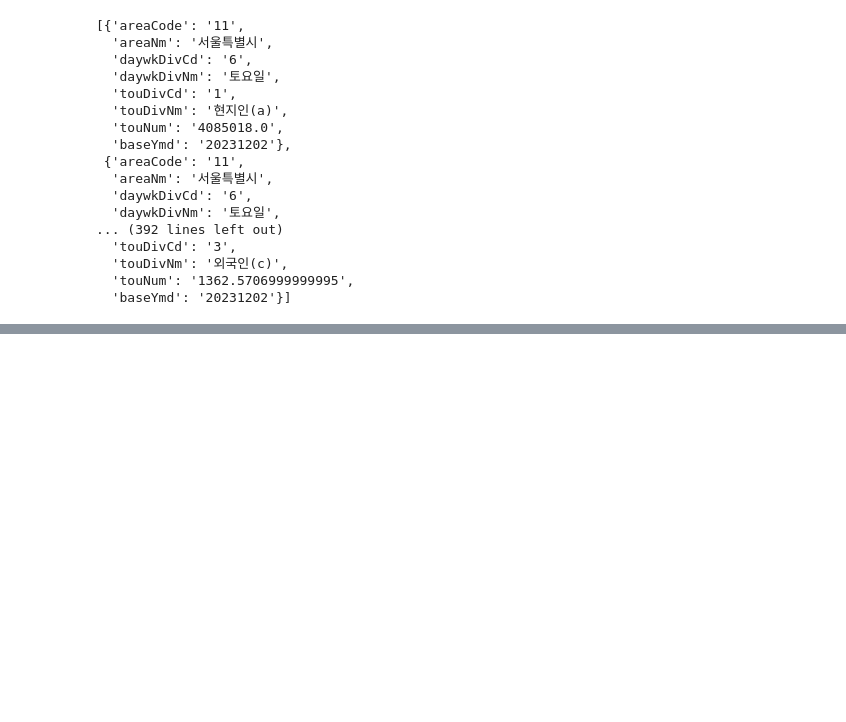
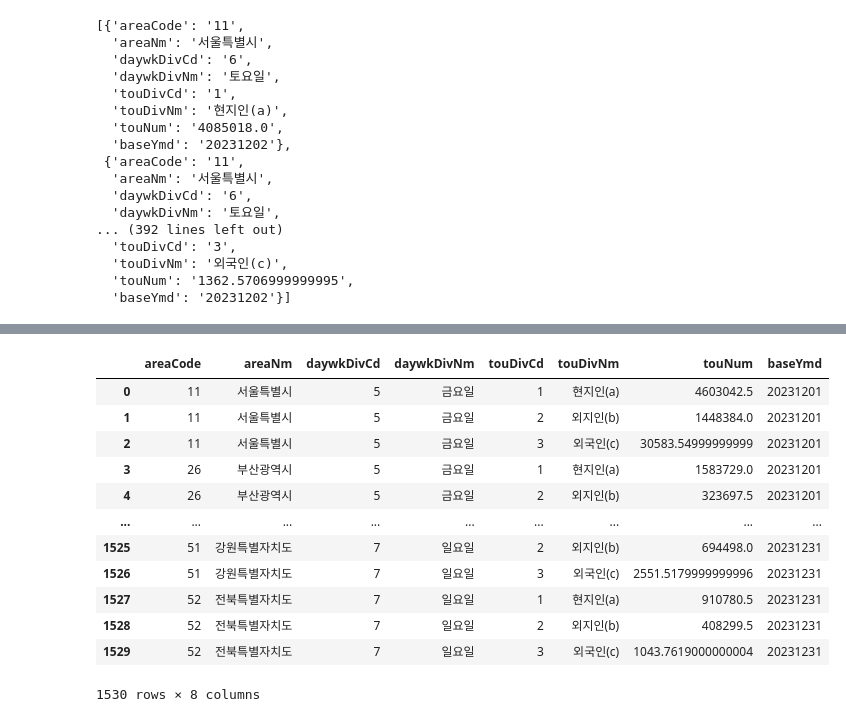
Before and after one commit to hyanyul/python-analysis-2024, a Jupyter notebook: day09/pa19_데이터포털_OpenAPI_활용.ipynb, the cells around one changed output, grey strips where cells are left out. Cells and saved outputs as stored; diff of their text form; code cells hidden in the pictures; blank space fills up the shorter version.

```diff
--- a/day09/pa19_데이터포털_OpenAPI_활용.ipynb
+++ b/day09/pa19_데이터포털_OpenAPI_활용.ipynb
@@ -183,0 +173,18 @@ len(totalList)
+# %%
+dfTourist = pd.DataFrame(totalList)
+# %%
+dfTourist
+# %% [output]
+|  | areaCode | areaNm | daywkDivCd | daywkDivNm | touDivCd | touDivNm | touNum | baseYmd |
+| 0 | 11 | 서울특별시 | 5 | 금요일 | 1 | 현지인(a) | 4603042.5 | 20231201 |
+| 1 | 11 | 서울특별시 | 5 | 금요일 | 2 | 외지인(b) | 1448384.0 | 20231201 |
+| 2 | 11 | 서울특별시 | 5 | 금요일 | 3 | 외국인(c) | 30583.54999999999 | 20231201 |
+| 3 | 26 | 부산광역시 | 5 | 금요일 | 1 | 현지인(a) | 1583729.0 | 20231201 |
+| 4 | 26 | 부산광역시 | 5 | 금요일 | 2 | 외지인(b) | 323697.5 | 20231201 |
+| ... | ... | ... | ... | ... | ... | ... | ... | ... |
+| 1525 | 51 | 강원특별자치도 | 7 | 일요일 | 2 | 외지인(b) | 694498.0 | 20231231 |
+| 1526 | 51 | 강원특별자치도 | 7 | 일요일 | 3 | 외국인(c) | 2551.5179999999996 | 20231231 |
+| 1527 | 52 | 전북특별자치도 | 7 | 일요일 | 1 | 현지인(a) | 910780.5 | 20231231 |
+| 1528 | 52 | 전북특별자치도 | 7 | 일요일 | 2 | 외지인(b) | 408299.5 | 20231231 |
+| 1529 | 52 | 전북특별자치도 | 7 | 일요일 | 3 | 외국인(c) | 1043.7619000000004 | 20231231 |
+1530 rows × 8 columns
```
Also changed, not shown: parts of 2 cells of this notebook.
